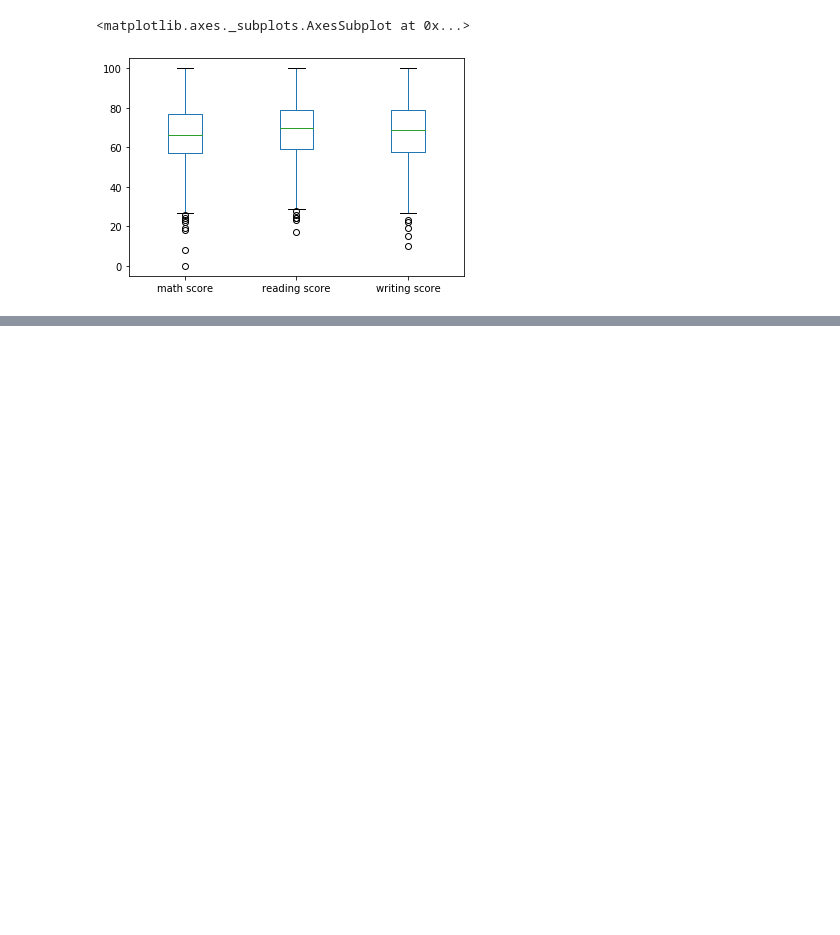
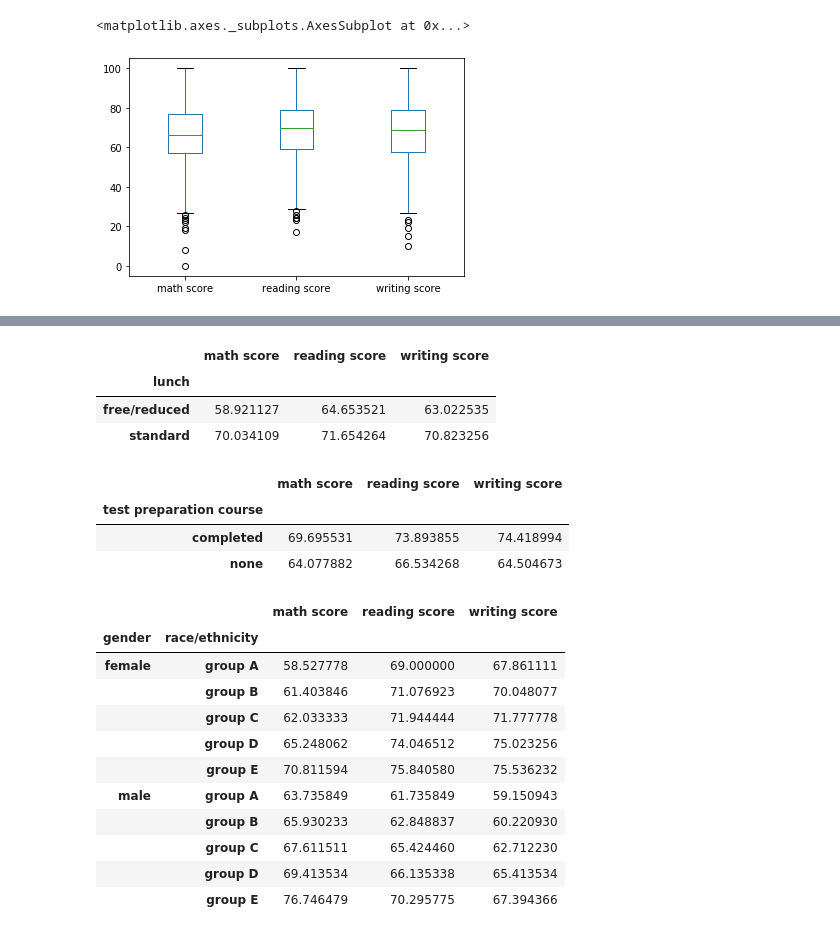
Before and after one commit to albert-ntiri/student_performance, a Jupyter notebook: Student_Performance_EDA.ipynb, the cells around one changed output, grey strips where cells are left out. Drawn from its saved outputs; the diff is of its cells as text; code cells hidden in the pictures; blank space fills up the shorter version.

```diff
--- a/Student_Performance_EDA.ipynb
+++ b/Student_Performance_EDA.ipynb
@@ -102,0 +140,29 @@ scores.plot.box()
+# %%
+scores.groupby('lunch').mean()
+# %% [output]
+|  | math score | reading score | writing score |
+| lunch |  |  |  |
+| free/reduced | 58.921127 | 64.653521 | 63.022535 |
+| standard | 70.034109 | 71.654264 | 70.823256 |
+# %%
+scores.groupby('test preparation course').mean()
+# %% [output]
+|  | math score | reading score | writing score |
+| test preparation course |  |  |  |
+| completed | 69.695531 | 73.893855 | 74.418994 |
+| none | 64.077882 | 66.534268 | 64.504673 |
+# %%
+scores.groupby(['gender', 'race/ethnicity']).mean()
+# %% [output]
+|  |  | math score | reading score | writing score |
+| gender | race/ethnicity |  |  |  |
+| female | group A | 58.527778 | 69.000000 | 67.861111 |
+|  | group B | 61.403846 | 71.076923 | 70.048077 |
+|  | group C | 62.033333 | 71.944444 | 71.777778 |
+|  | group D | 65.248062 | 74.046512 | 75.023256 |
+|  | group E | 70.811594 | 75.840580 | 75.536232 |
+| male | group A | 63.735849 | 61.735849 | 59.150943 |
+|  | group B | 65.930233 | 62.848837 | 60.220930 |
+|  | group C | 67.611511 | 65.424460 | 62.712230 |
+|  | group D | 69.413534 | 66.135338 | 65.413534 |
+|  | group E | 76.746479 | 70.295775 | 67.394366 |
```
Also changed, not shown: parts of 9 cells of this notebook.
